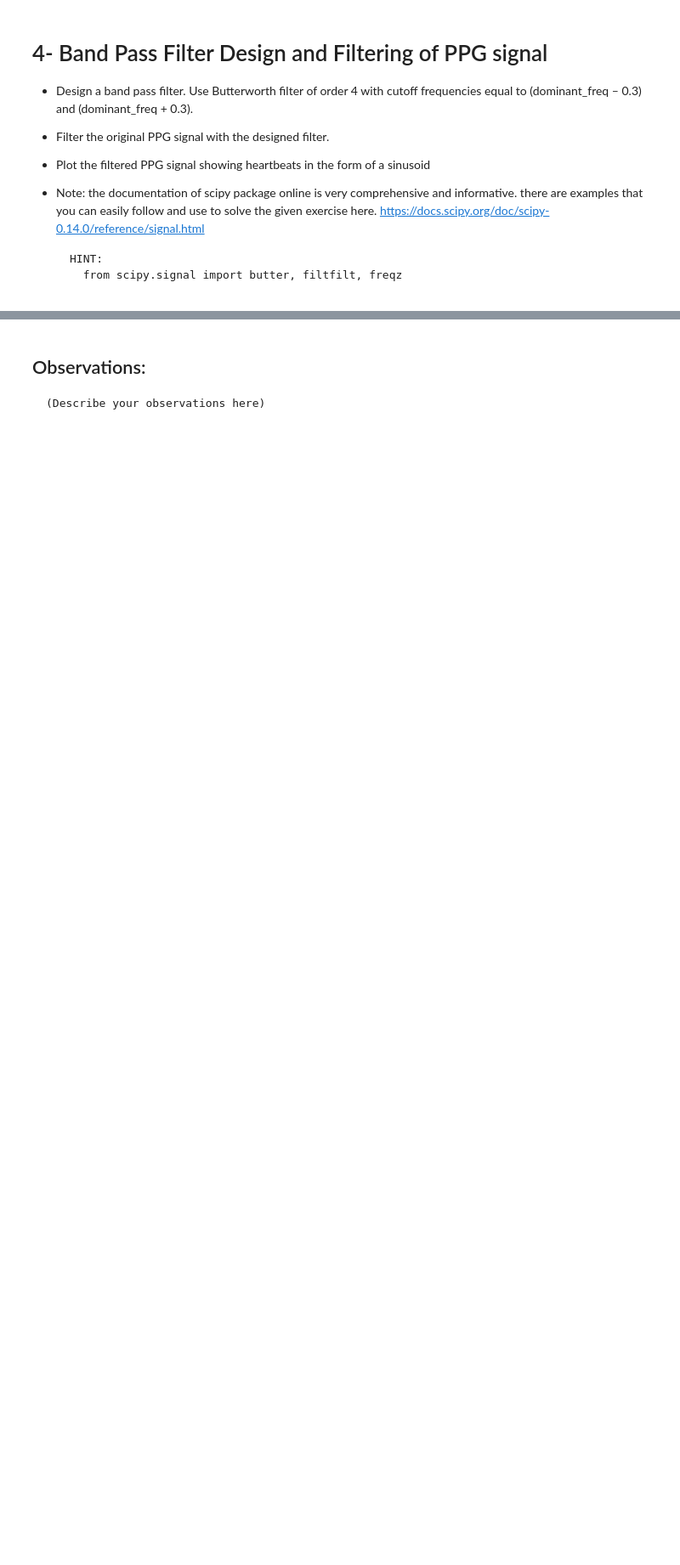
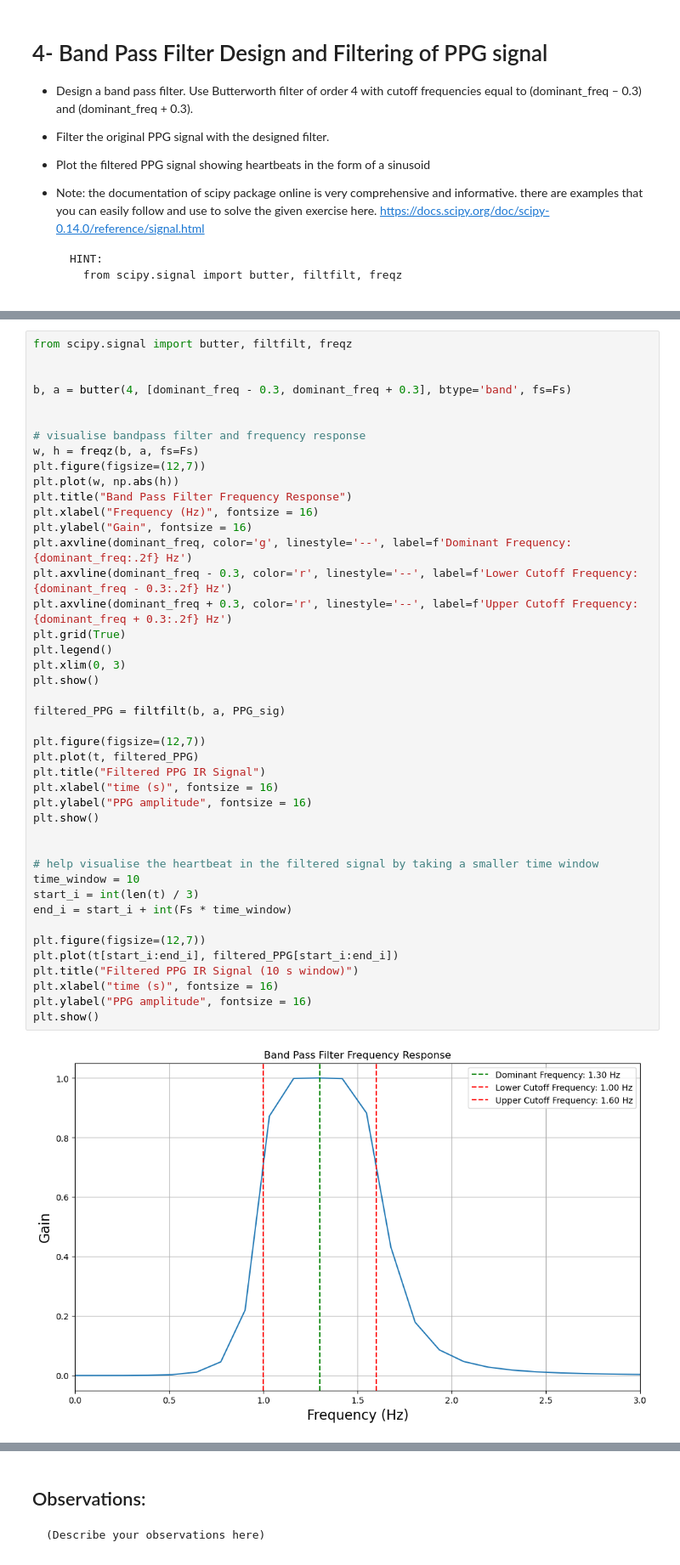
Before and after one commit to jtnorr/DTEK0042-ex-3, a Jupyter notebook: DTEK0042_Exercise_3.ipynb, the cells around one changed output, grey strips where cells are left out. Shown at 85% size. Saved outputs shown, nothing was run; the diff lists cells and outputs as text; blank space fills up the shorter version.

```diff
--- a/DTEK0042_Exercise_3.ipynb
+++ b/DTEK0042_Exercise_3.ipynb
@@ -89,0 +146,45 @@ plt.show()
+# %%
+from scipy.signal import butter, filtfilt, freqz
+
+
+b, a = butter(4, [dominant_freq - 0.3, dominant_freq + 0.3], btype='band', fs=Fs)
+
+
+# visualise bandpass filter and frequency response
+w, h = freqz(b, a, fs=Fs)
+plt.figure(figsize=(12,7))
+plt.plot(w, np.abs(h))
+plt.title("Band Pass Filter Frequency Response")
+plt.xlabel("Frequency (Hz)", fontsize = 16)
+plt.ylabel("Gain", fontsize = 16)
+plt.axvline(dominant_freq, color='g', linestyle='--', label=f'Dominant Frequency: {dominant_freq:.2f} Hz')
+plt.axvline(dominant_freq - 0.3, color='r', linestyle='--', label=f'Lower Cutoff Frequency: {dominant_freq - 0.3:.2f} Hz')
+plt.axvline(dominant_freq + 0.3, color='r', linestyle='--', label=f'Upper Cutoff Frequency: {dominant_freq + 0.3:.2f} Hz')
+plt.grid(True)
+plt.legend()
+plt.xlim(0, 3)
+plt.show()
+
+filtered_PPG = filtfilt(b, a, PPG_sig)
+
+plt.figure(figsize=(12,7))
+plt.plot(t, filtered_PPG)
+plt.title("Filtered PPG IR Signal")
+plt.xlabel("time (s)", fontsize = 16)
+plt.ylabel("PPG amplitude", fontsize = 16)
+plt.show()
+
+
+# help visualise the heartbeat in the filtered signal by taking a smaller time window
+time_window = 10
+start_i = int(len(t) / 3)
+end_i = start_i + int(Fs * time_window)
+
+plt.figure(figsize=(12,7))
+plt.plot(t[start_i:end_i], filtered_PPG[start_i:end_i])
+plt.title("Filtered PPG IR Signal (10 s window)")
+plt.xlabel("time (s)", fontsize = 16)
+plt.ylabel("PPG amplitude", fontsize = 16)
+plt.show()
+# %% [output]
+[figure, added]
```
Also changed, not shown: parts of 10 cells of this notebook.
